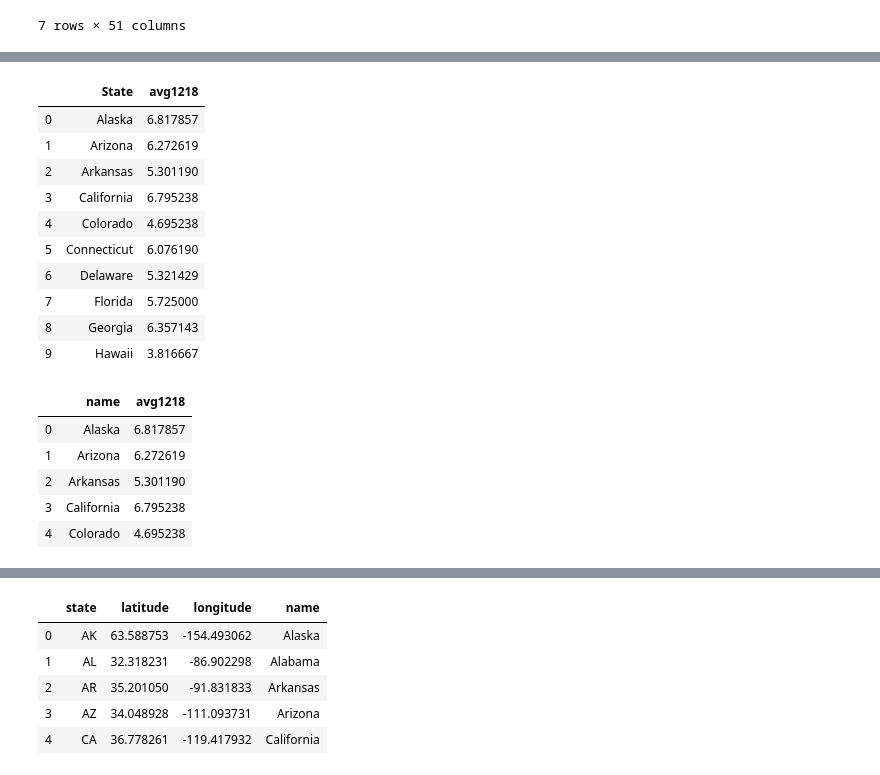
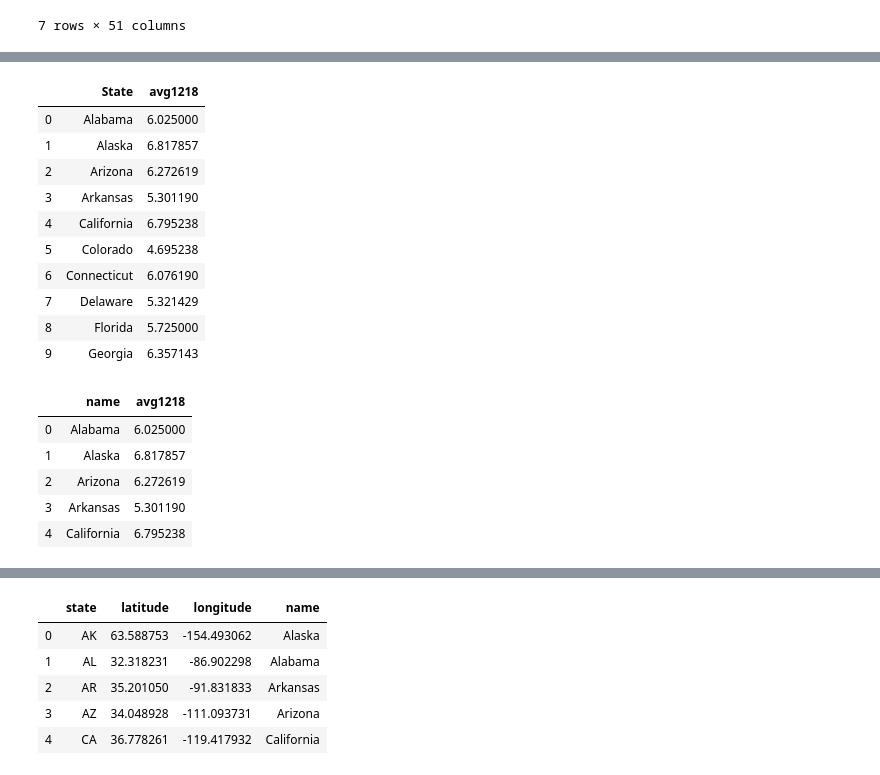
Before and after one commit to jasmine73317/Project-1_Unemployment_data, a Jupyter notebook: cleaning_data-state_avg_map2-12-18-done-Copy1.ipynb, the cells around one changed output, grey strips where cells are left out. Saved outputs shown, nothing was run; the diff lists cells and outputs as text; code cells hidden in the pictures.

```diff
--- a/cleaning_data-state_avg_map2-12-18-done-Copy1.ipynb
+++ b/cleaning_data-state_avg_map2-12-18-done-Copy1.ipynb
@@ -525,27 +503,27 @@ SyntaxError: invalid syntax (<ipython-input-27-f8cf3017ce6d>, line 1)
 # %%
 import pandas as pd
-avg_file_2="Resources/state_avg_1218.csv"
+avg_file_2="state_avg_1218.csv"
 avg_file_2_df=pd.read_csv(avg_file_2)
 avg_file_2_df.head(10)
 # %% [output]
 |  | State | avg1218 |
-| 0 | Alaska | 6.817857 |
-| 1 | Arizona | 6.272619 |
-| 2 | Arkansas | 5.301190 |
-| 3 | California | 6.795238 |
-| 4 | Colorado | 4.695238 |
-| 5 | Connecticut | 6.076190 |
-| 6 | Delaware | 5.321429 |
-| 7 | Florida | 5.725000 |
-| 8 | Georgia | 6.357143 |
-| 9 | Hawaii | 3.816667 |
+| 0 | Alabama | 6.025000 |
+| 1 | Alaska | 6.817857 |
+| 2 | Arizona | 6.272619 |
+| 3 | Arkansas | 5.301190 |
+| 4 | California | 6.795238 |
+| 5 | Colorado | 4.695238 |
+| 6 | Connecticut | 6.076190 |
+| 7 | Delaware | 5.321429 |
+| 8 | Florida | 5.725000 |
+| 9 | Georgia | 6.357143 |
 # %%
 avg_file_2_df.rename(columns={"State" : "name"},inplace=True)
 avg_file_2_df.head()
 # %% [output]
 |  | name | avg1218 |
-| 0 | Alaska | 6.817857 |
-| 1 | Arizona | 6.272619 |
-| 2 | Arkansas | 5.301190 |
-| 3 | California | 6.795238 |
-| 4 | Colorado | 4.695238 |
+| 0 | Alabama | 6.025000 |
+| 1 | Alaska | 6.817857 |
+| 2 | Arizona | 6.272619 |
+| 3 | Arkansas | 5.301190 |
+| 4 | California | 6.795238 |
```
Also changed, not shown: parts of 25 cells of this notebook, 4 other files.
